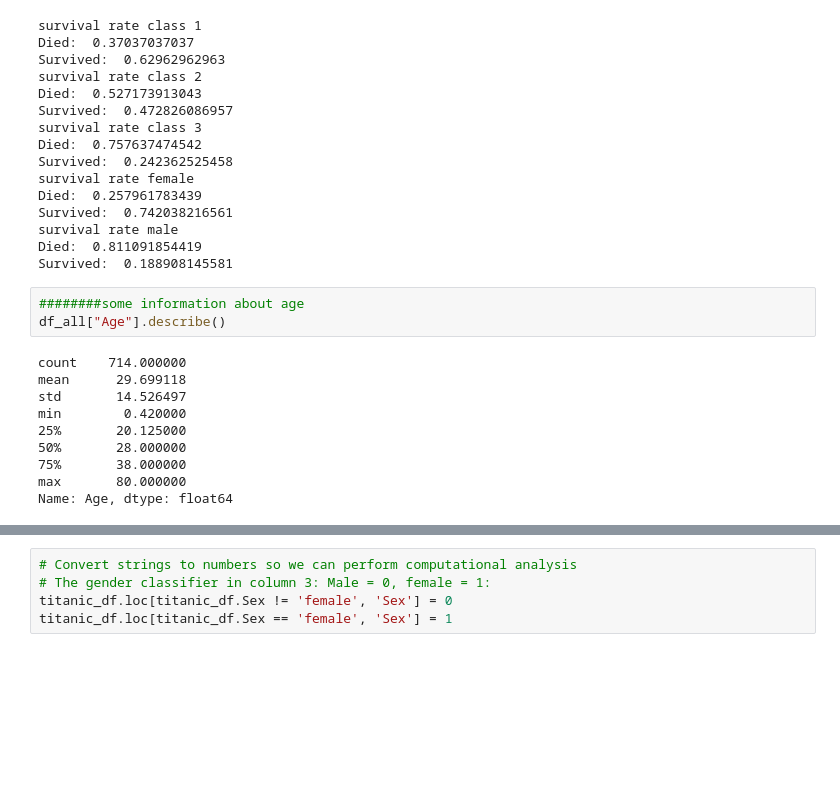
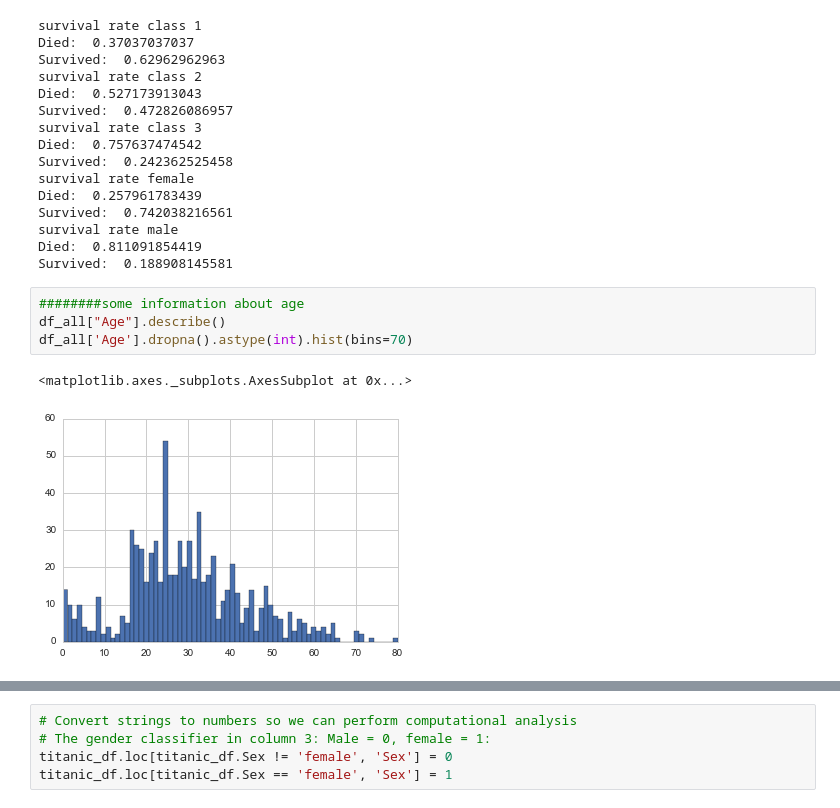
Before and after one commit to jliebal/titanic, a Jupyter notebook: kaggle_titanic.ipynb, the cells around one changed output, grey strips where cells are left out. Saved outputs shown, nothing was run; the diff lists cells and outputs as text; blank space fills up the shorter version.

```diff
--- a/kaggle_titanic.ipynb
+++ b/kaggle_titanic.ipynb
@@ -81,16 +81,10 @@ Survived:  0.188908145581
 # %%
 ########some information about age
 df_all["Age"].describe()
+df_all['Age'].dropna().astype(int).hist(bins=70)
 # %% [output]
-count    714.000000
-mean      29.699118
-std       14.526497
-min        0.420000
-25%       20.125000
-50%       28.000000
-75%       38.000000
-max       80.000000
-Name: Age, dtype: float64
+<matplotlib.axes._subplots.AxesSubplot at 0x...>
+[figure, added]
 # %%
 
 # All the ages with no data make the median of the data
```
Also changed, not shown: parts of 9 cells of this notebook, 1 other file.
